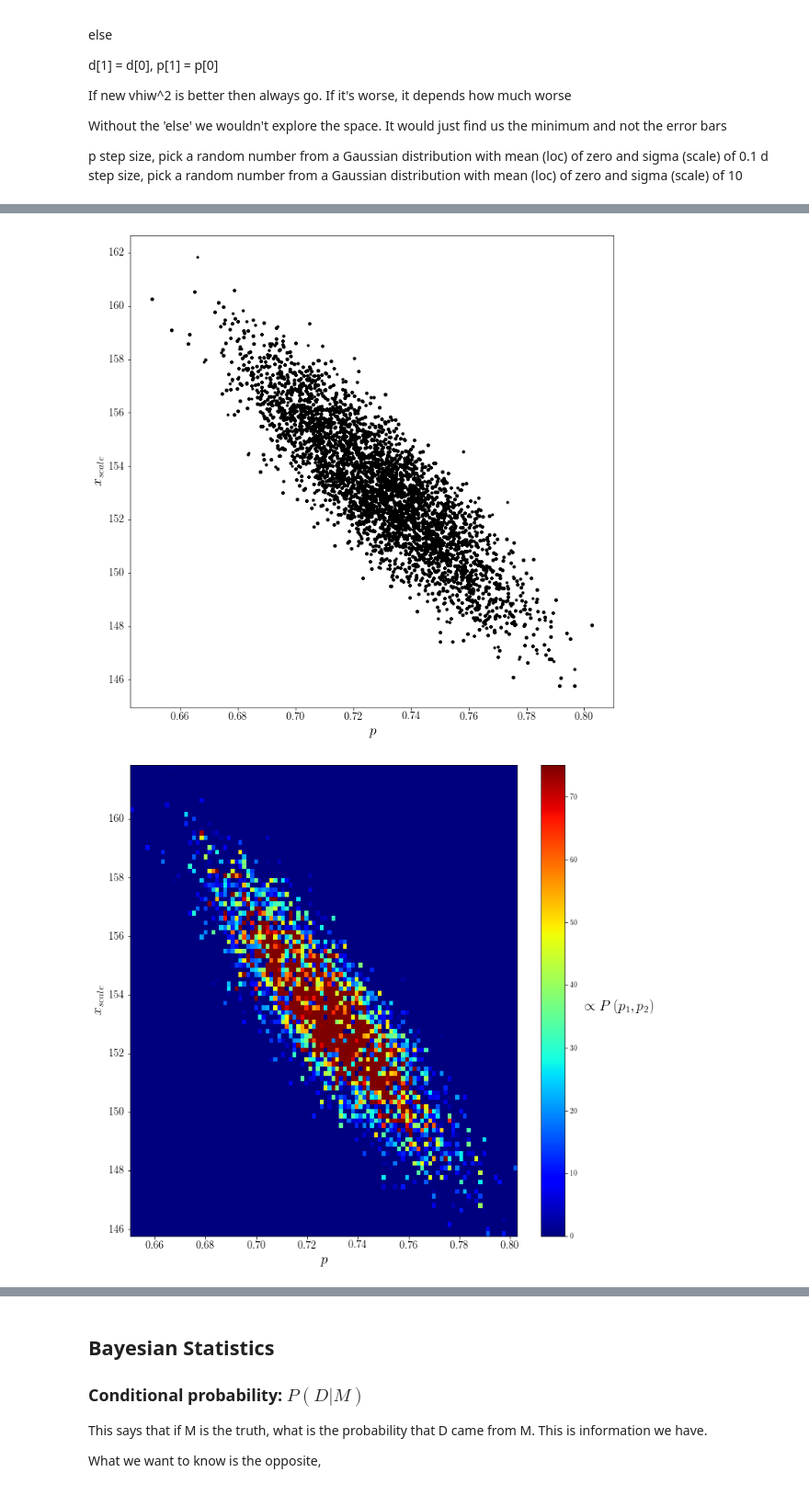
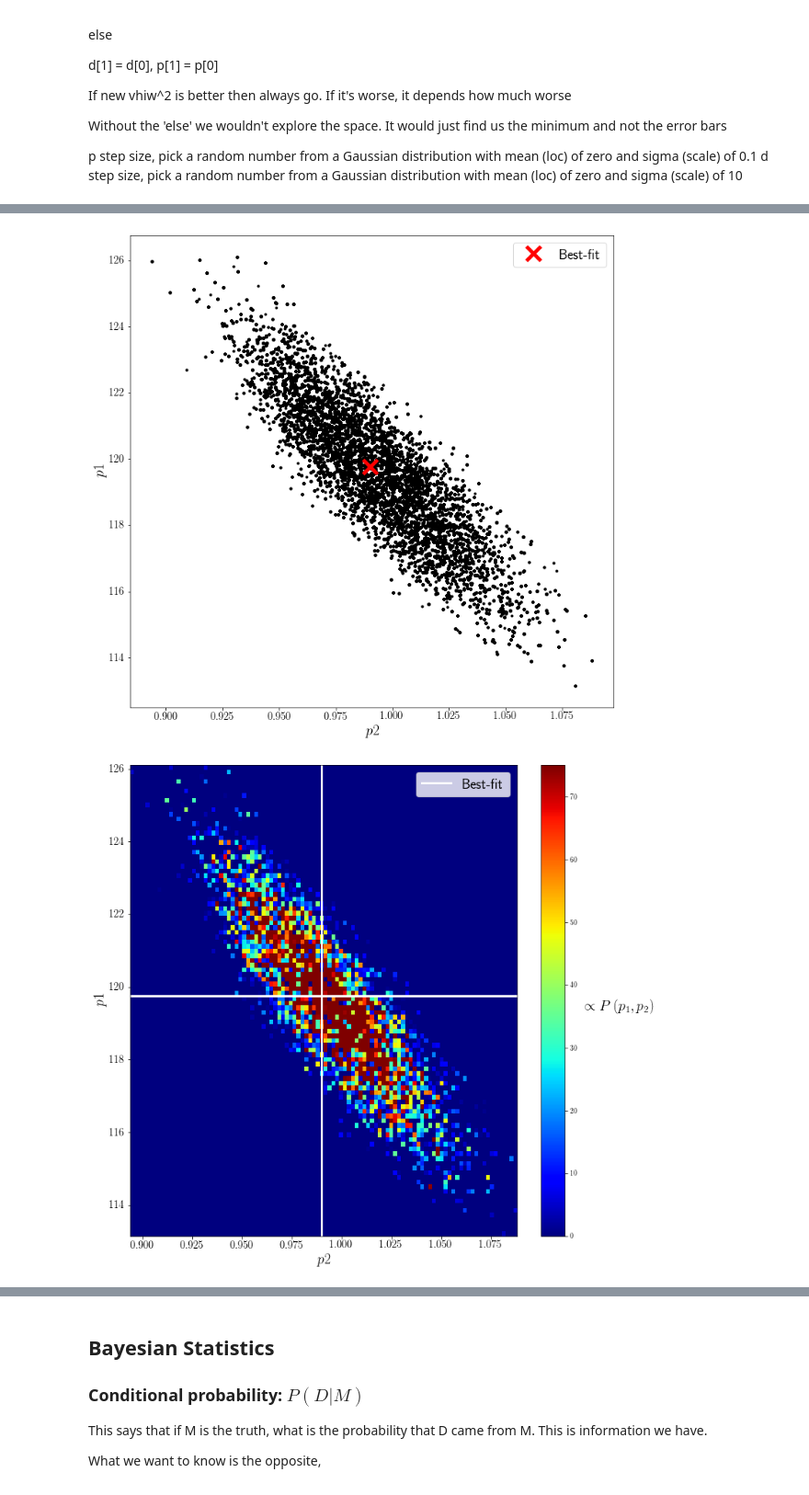
Before and after one commit to dunhamsj/AstroStatisticsWorkshop, a Jupyter notebook: StatsWorkshop.ipynb, the cells around one changed output, grey strips where cells are left out. Shown at 92% size. Cells and saved outputs as stored; diff of their text form; code cells hidden in the pictures.

Commit message:
Fixed MCMC

```diff
--- a/StatsWorkshop.ipynb
+++ b/StatsWorkshop.ipynb
@@ -854,17 +858,15 @@ def y( x, dx, xScale, p ):
 # %%
 # We need the bins for the CDF to be much finer so that we get a realistic representation of our data
-nBinsCumSum = 10000
-BinsCumSum = np.linspace( xMin, xMax, nBinsCumSum )
+nBinEdgesCumSum = 10001
+binEdgesCumSum = np.linspace( xMin, xMax, nBinEdgesCumSum )
+
+nBinsCumSum    = nBinEdgesCumSum - 1
 BinWidthCumSum = ( xMax - xMin ) / nBinsCumSum
-
-dx = BinWidthCumSum
+BinsCumSum     = binEdgesCumSum[ 0 : -1 ] + 0.5 * BinWidthCumSum
 
 nSamples = 10000
 
-xScaleBest = xScale[ xScaleBestArg ]
-pBest      = p[ pBestArg ]
-
-CumSum = np.cumsum( y( x = BinsCumSum, dx = BinWidthCumSum, xScale = xScaleBest, p = pBest ) ) * dx
+CumSum = np.cumsum( y2( x = BinsCumSum, dx = BinWidthCumSum, p1 = p1Best2, p2 = p2Best2 ) ) * BinWidthCumSum
 
 RandNums = np.random.uniform( 0, 1, nSamples )
 
@@ -1061,19 +1066,19 @@ def MCMC( Data, Bins, BinWidth, Model, Sigma, xScale0, p0, nSamples ):
 # %%
-xScale0  = 115
-p0       = 1
+p10      = 150
+p20      = 0.5
 nSamples = int( 1e5 )
 nIter    = 5
 
-print 'Initial guesses: xScale:', xScale0, 'p:', p0, '\n'
+print 'Initial guesses: p1:', p10, 'p2:', p20, '\n'
 
 for i in range( nIter ):
 
-    MinChiSqArg, xScale, p, ChiSq = MCMC( Data = DataPointsPerBinBinWidthNormalized, Bins = Bins, BinWidth = BinWidth,\
-                                          Model = y, Sigma = SigmaFakeDataPointsPerBin,\
-                                          xScale0 = xScale0, p0 = p0, nSamples = nSamples )
+    MinChiSqArg, p1, p2, ChiSq = MCMC( Data = FakeDataPointsPerBinBinWidthNormalized, Bins = Bins, \
+                                       BinWidth = BinWidth, Model = y2, Sigma = SigmaFakeDataPointsPerBin,\
+                                       p10 = p10, p20 = p20, nSamples = nSamples )
 
-    xScale0 = xScale[ MinChiSqArg ]
-    p0      = p[ MinChiSqArg ]
+    p10 = p1[ MinChiSqArg ]
+    p20 = p2[ MinChiSqArg ]
 
-    print 'iteration', i + 1, 'xScale:', xScale0, 'p:', p0, 'ChiSq:', ChiSq[ MinChiSqArg ]
+    print 'iteration', i + 1, 'p1:', p10, 'p2:', p20, 'ChiSq:', ChiSq[ MinChiSqArg ]
 # %% [output]
@@ -1124,44 +1129,44 @@ Plotter( Data = p,      nBins = 50, xlabel = 'p' )
 # %%
 fig = plt.figure( figsize = ( 12, 12 ) )
 
-plt.plot( p, xScale, 'k.' )
+plt.plot( p2, p1, 'k.' )
 
-plt.xlabel( '$p$', fontsize = 20 )
-plt.ylabel( '$x_{scale}$', fontsize = 20 )
+plt.xlabel( '$p2$', fontsize = 20 )
+plt.ylabel( '$p1$', fontsize = 20 )
 
 plt.xticks( fontsize = 15 )
 plt.yticks( fontsize = 15 )
 
-#plt.plot( pBest, xScaleBest, 'rx', markersize = 20, mew = 5, label = 'Best-fit' )
+plt.plot( p2Best2Fake, p1Best2Fake, 'rx', markersize = 20, mew = 5, label = 'Best-fit' )
 
 plt.legend( prop = { 'size' : 20 } )
 
 plt.show()
 # %% [output]
-[figure, old version]
+[figure, new version]
 # %%
 fig = plt.figure( figsize = ( 12, 12 ) )
 
-plt.hist2d( p, xScale, bins = 100, vmin = 0, vmax = 75, cmap = 'jet' )
+plt.hist2d( p2, p1, bins = 100, vmin = 0, vmax = 75, cmap = 'jet' )
 
-plt.xlabel( '$p$', fontsize = 20 )
-plt.ylabel( '$x_{scale}$', fontsize = 20 )
+plt.xlabel( '$p2$', fontsize = 20 )
+plt.ylabel( '$p1$', fontsize = 20 )
 
 plt.xticks( fontsize = 15 )
 plt.yticks( fontsize = 15 )
 
 cbar = plt.colorbar()
 
 cbar.ax.get_yaxis().labelpad = 60
 cbar.ax.set_ylabel( r'$\propto P\left(p_1,p_2\right)$', rotation = 0, fontsize = 20 )
 
-#plt.plot( pBest, xScaleBest, 'kx', markersize = 30, mew = 10, label = 'Best-fit' )
-
-#plt.legend( prop = { 'size' : 20 } )
+plt.plot( p2Array2, np.ones( ( Np ) ) * p1Best2Fake, 'w-', lw = 3 )
+plt.plot( np.ones( ( Np ) ) * p2Best2Fake, p1Array2, 'w-', lw = 3, label = 'Best-fit' )
+plt.legend( prop = { 'size' : 20 } )
 
 plt.show()
 # %% [output]
-[figure, old version]
+[figure, new version]
 # %%
 from scipy import stats
 
```
Also changed, not shown: parts of 30 cells of this notebook.
